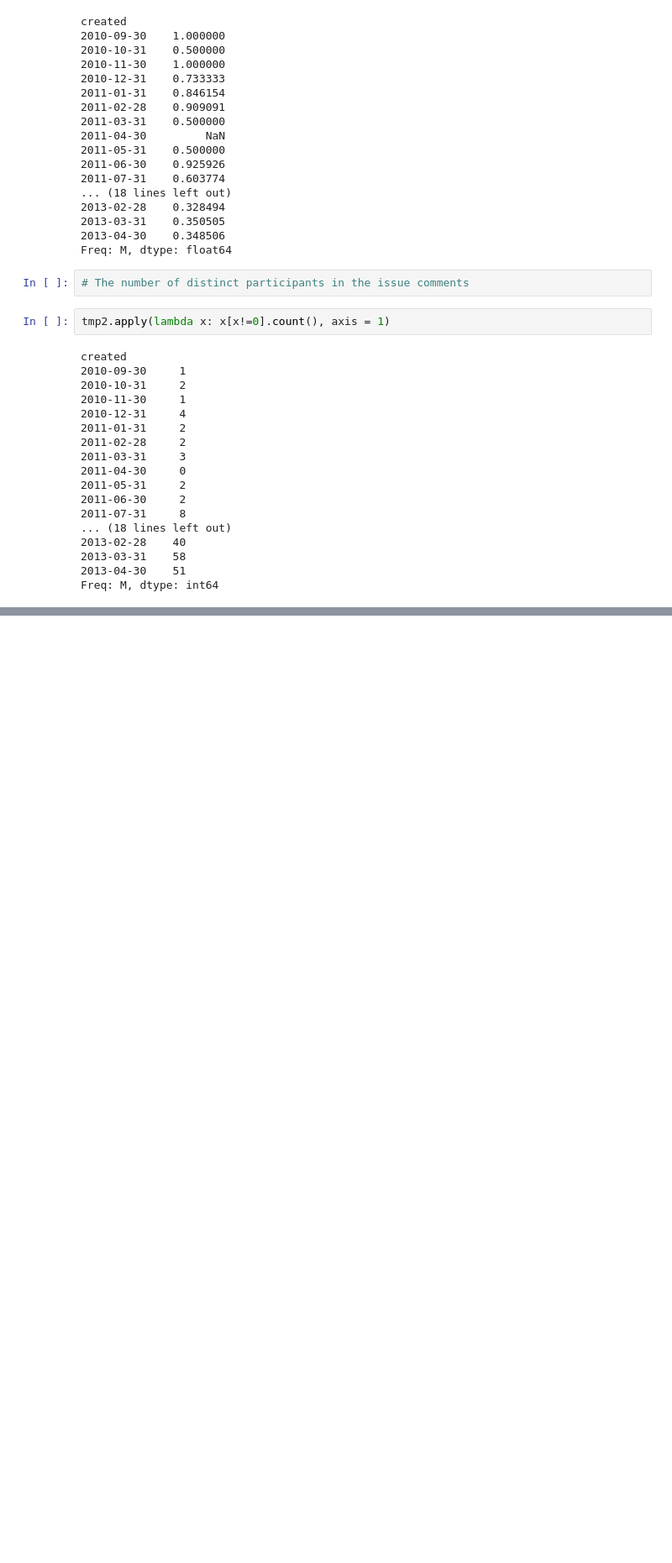
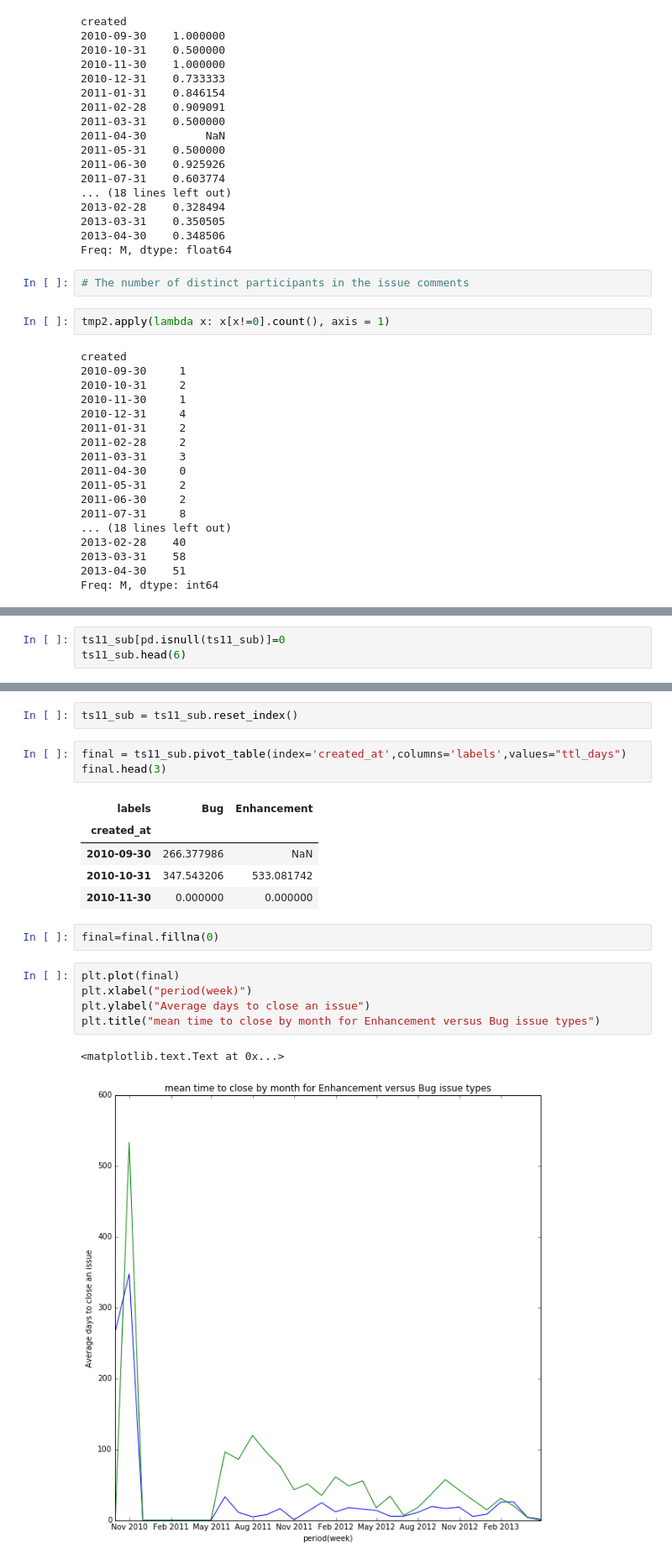
Before and after one commit to kbl4ew/Python_For_Data_Science, a Jupyter notebook: Fu-Chi/Homework7/hw7_Pandas.ipynb, the cells around one changed output, grey strips where cells are left out. Shown: that part at 84% size. Cells and saved outputs as stored; diff of their text form; blank space fills up the shorter version.

```diff
--- a/Fu-Chi/Homework7/hw7_Pandas.ipynb
+++ b/Fu-Chi/Homework7/hw7_Pandas.ipynb
@@ -579,0 +698,3 @@ Freq: M, dtype: int64
+# %%
+ts11_sub[pd.isnull(ts11_sub)]=0
+ts11_sub.head(6)
@@ -579,0 +719,21 @@ Freq: M, dtype: int64
+# %%
+ts11_sub = ts11_sub.reset_index()
+# %%
+final = ts11_sub.pivot_table(index='created_at',columns='labels',values="ttl_days")
+final.head(3)
+# %% [output]
+| labels | Bug | Enhancement |
+| created_at |  |  |
+| 2010-09-30 | 266.377986 | NaN |
+| 2010-10-31 | 347.543206 | 533.081742 |
+| 2010-11-30 | 0.000000 | 0.000000 |
+# %%
+final=final.fillna(0)
+# %%
+plt.plot(final)
+plt.xlabel("period(week)")
+plt.ylabel("Average days to close an issue")
+plt.title("mean time to close by month for Enhancement versus Bug issue types")
+# %% [output]
+<matplotlib.text.Text at 0x...>
+[figure, added]
```
Also changed, not shown: parts of 22 cells of this notebook.
